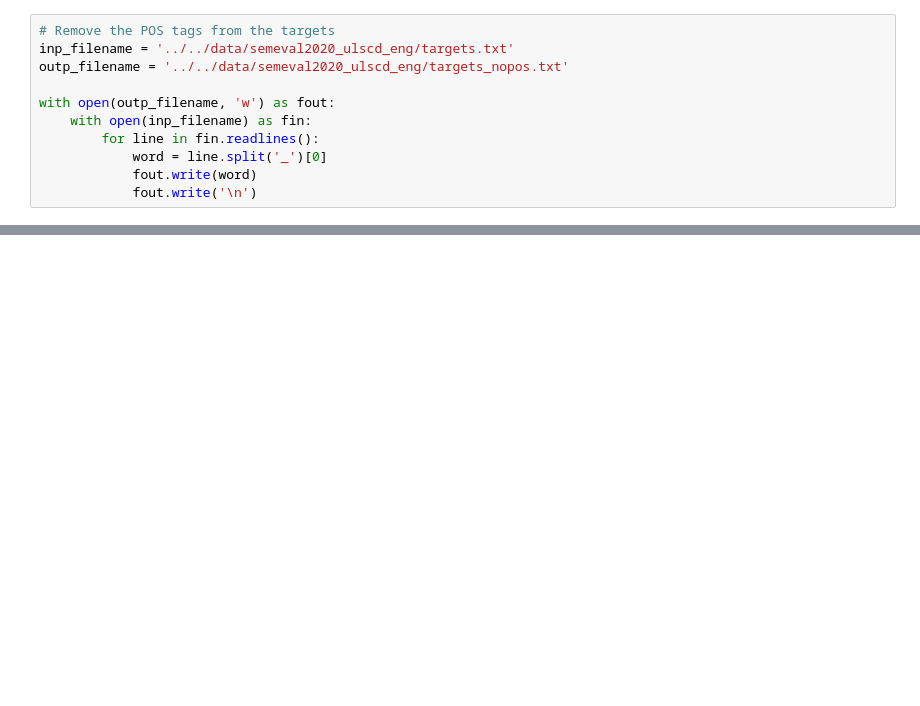
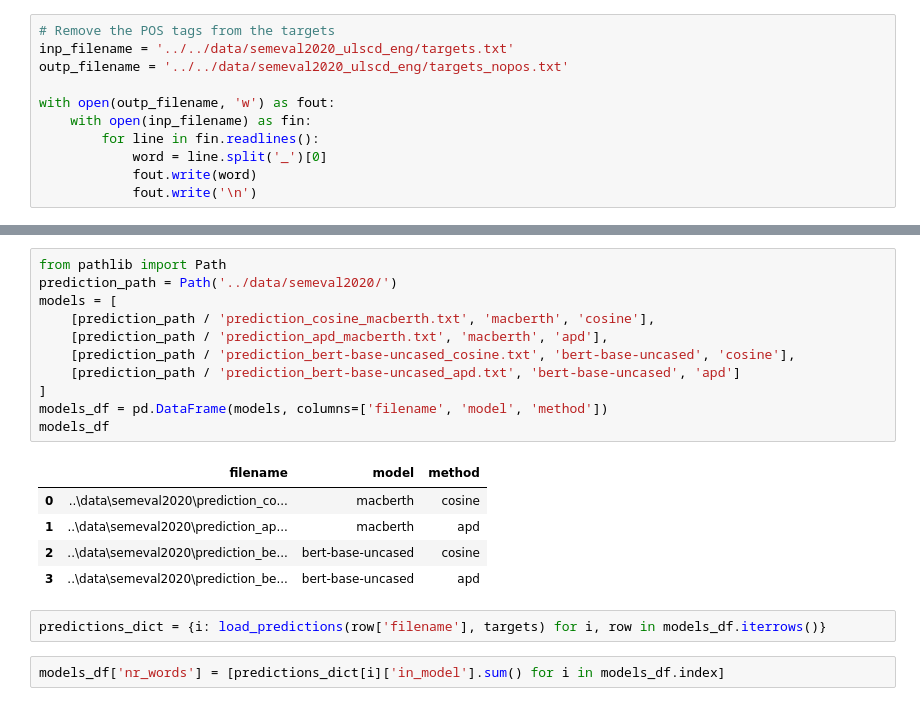
Before and after one commit to Semantics-of-Sustainability/DiachronicLanguageModels, a Jupyter notebook: notebooks/SemEval2020.ipynb, the cells around one changed output, grey strips where cells are left out. Cells and saved outputs as stored; diff of their text form; blank space fills up the shorter version.

```diff
--- a/notebooks/SemEval2020.ipynb
+++ b/notebooks/SemEval2020.ipynb
@@ -59,0 +97,21 @@ nr of sentences: 948
+# %%
+from pathlib import Path
+prediction_path = Path('../data/semeval2020/')
+models = [
+    [prediction_path / 'prediction_cosine_macberth.txt', 'macberth', 'cosine'],
+    [prediction_path / 'prediction_apd_macberth.txt', 'macberth', 'apd'],
+    [prediction_path / 'prediction_bert-base-uncased_cosine.txt', 'bert-base-uncased', 'cosine'],
+    [prediction_path / 'prediction_bert-base-uncased_apd.txt', 'bert-base-uncased', 'apd']
+]
+models_df = pd.DataFrame(models, columns=['filename', 'model', 'method'])
+models_df
+# %% [output]
+|  | filename | model | method |
+| 0 | ..\data\semeval2020\prediction_co... | macberth | cosine |
+| 1 | ..\data\semeval2020\prediction_ap... | macberth | apd |
+| 2 | ..\data\semeval2020\prediction_be... | bert-base-uncased | cosine |
+| 3 | ..\data\semeval2020\prediction_be... | bert-base-uncased | apd |
+# %%
+predictions_dict = {i: load_predictions(row['filename'], targets) for i, row in models_df.iterrows()}
+# %%
+models_df['nr_words'] = [predictions_dict[i]['in_model'].sum() for i in models_df.index]
```
Also changed, not shown: parts of 17 cells of this notebook.
